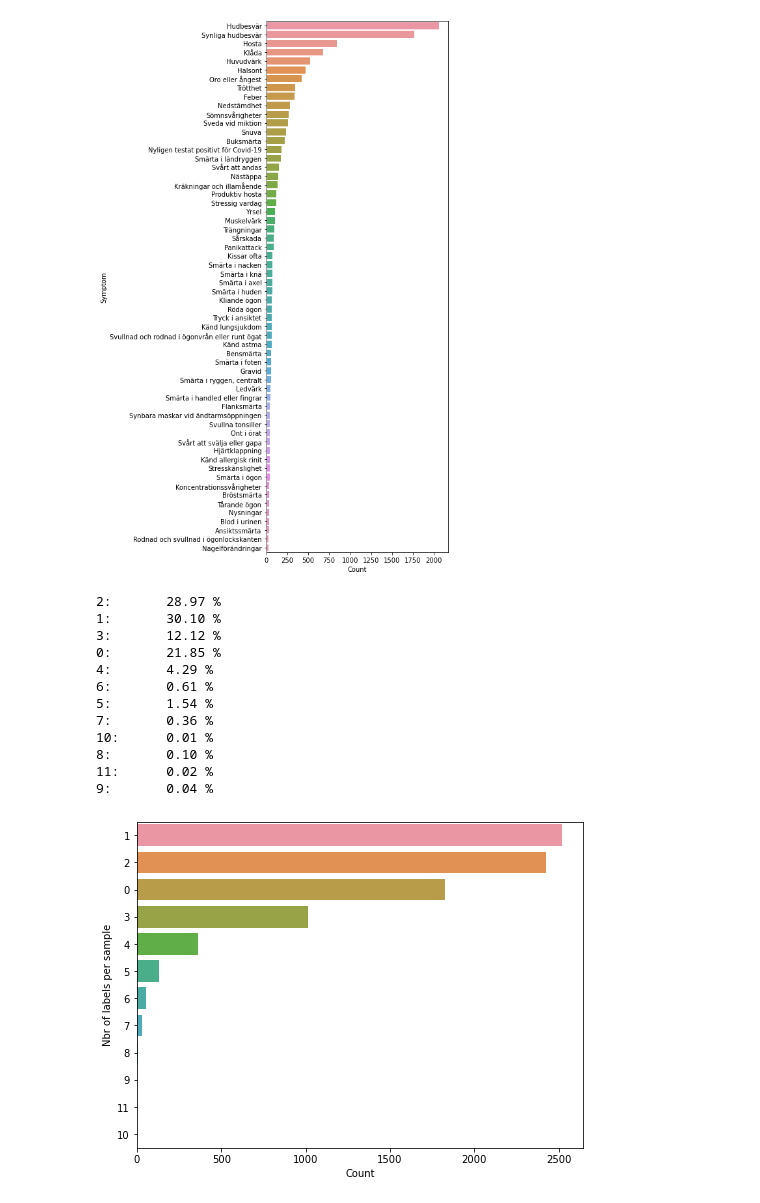
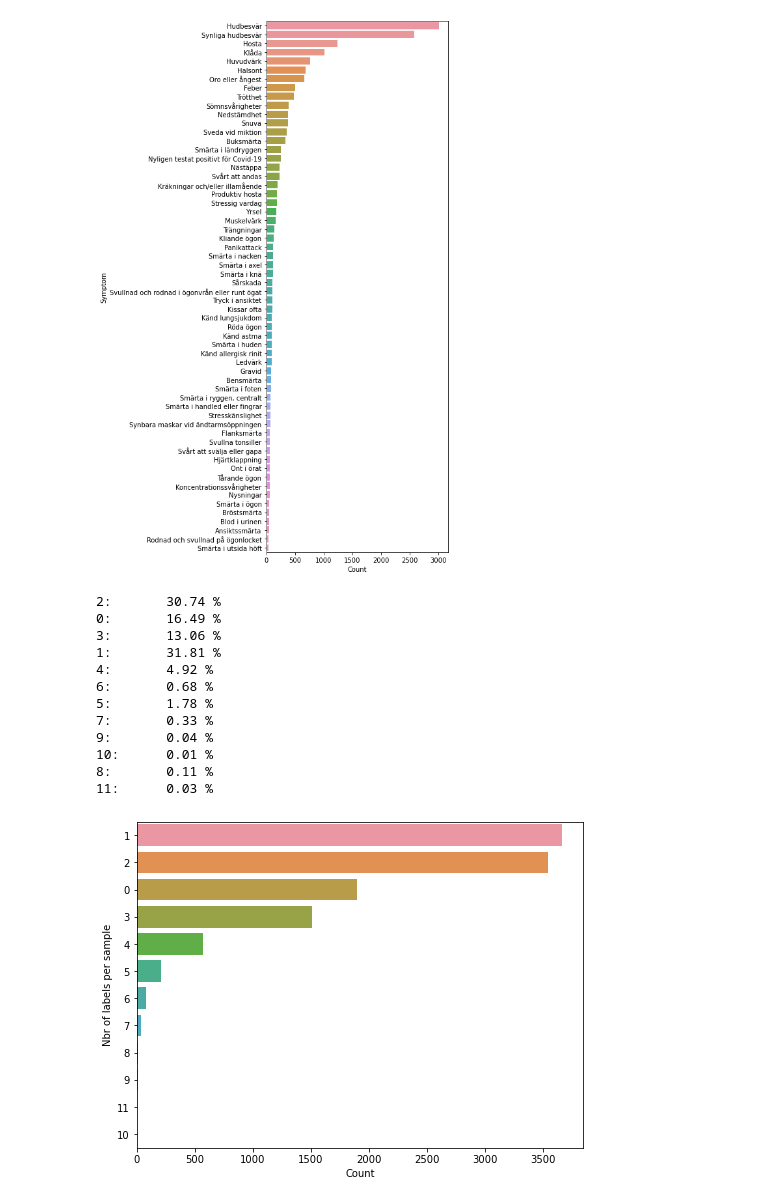
Before and after one commit to VisibaCare/SymptomMatchML, a Jupyter notebook: explore_dataset.ipynb, the cells around one changed output. Cells and saved outputs as stored; diff of their text form; code cells hidden in the pictures.

```diff
--- a/explore_dataset.ipynb
+++ b/explore_dataset.ipynb
@@ -13,14 +13,14 @@ import nltk
 path_to_data = './data'
 
 # create dataframe from sessions.json
-df = pd.read_json(f'{path_to_data}/sessions/sessions_02.json')
+df = pd.read_json(f'{path_to_data}/sessions/sessions_03_08.json')
 df.head()
 
 # create dictionaries for switching between symptom and id
 id2sym = {}
 sym2id = {}
 
-with open(f'{path_to_data}/symptoms/symptoms_02.json') as json_file:
+with open(f'{path_to_data}/symptoms/symptoms_03_08.json') as json_file:
     data = json.load(json_file)
     for sym in data:
         id2sym[sym['id']] = sym['name']
@@ -30,23 +30,23 @@ print(f'Numer of symptoms in id2sym: {len(sym2id)}')
 
 if False:
     # remove labels that have less than m occurrences
-    m = 0
+    m = 100
 
-    labels_list = df['confirmed'].tolist()
+    labels_list = df['all_confirmed'].tolist()
     labels_list = sum(labels_list, [])
     c = Counter(labels_list)
     for i in range(len(df)):
         to_remove = []
 
         # find labels that should be removed
-        for j in range(len(df['confirmed'][i])):
-            if c[df['confirmed'][i][j]] < m:
+        for j in range(len(df['all_confirmed'][i])):
+            if c[df['all_confirmed'][i][j]] < m:
                 to_remove.append(j)
 
         # remove the labels
         shift = 0
         for j in range(len(to_remove)):
-            df['confirmed'][i].pop(to_remove[j]-shift)
+            df['all_confirmed'][i].pop(to_remove[j]-shift)
             shift += 1
 
 
@@ -61,7 +61,24 @@ for syms in df['confirmed']:
 
 df['labels'] = sym_names
 
+# turn suggested column into symptom names
+sym_names = []
+
+for syms in df['suggested']:
+    if len(syms) != 0:
+        sym_names.append([id2sym[x] for x in syms if x in id2sym])
+    else:
+        sym_names.append([])
+
+df['suggested'] = sym_names
+
+
 # remove all rows with no confirmed labels
 #df = df[df['confirmed'].map(len) > 0]
 #df = df.reset_index(drop=True)
+
+# remove unused columns
+df.drop('confirmed', inplace=True, axis=1)
+df.drop('all_confirmed', inplace=True, axis=1)
+#df.drop('suggested', inplace=True, axis=1)
 # %% [output]
@@ -78,17 +95,17 @@ df.head()
 # %%
 # plot the distribution of labels
-all_syms = sum(sym_names,[])
+all_syms = sum(df['labels'].tolist(),[])
 all_syms = nltk.FreqDist(all_syms)
 
 all_syms_df = pd.DataFrame({'Symptom': list(all_syms.keys()),
                             'Count': list(all_syms.values())
                            })
 
 g = all_syms_df.nlargest(columns='Count', n=60)
 plt.figure(figsize=(5,15))
 ax = sns.barplot(data=g, x='Count', y='Symptom')
 # %% [output]
-[figure, old version]
+[figure, new version]
 # %%
 # plot the distribution of number of labels per sample
 count_list = []
@@ -112,16 +129,16 @@ g = count_dict_df.nlargest(columns='Count', n=60)
 plt.figure(figsize=(8,6))
 ax = sns.barplot(data=g, x='Count', y='Nbr of labels per sample')
 # %% [output]
-2:       28.97 %
-1:       30.10 %
-3:       12.12 %
-0:       21.85 %
-4:       4.29 %
-6:       0.61 %
-5:       1.54 %
-7:       0.36 %
+2:       30.74 %
+0:       16.49 %
+3:       13.06 %
+1:       31.81 %
+4:       4.92 %
+6:       0.68 %
+5:       1.78 %
+7:       0.33 %
+9:       0.04 %
 10:      0.01 %
-8:       0.10 %
-11:      0.02 %
-9:       0.04 %
+8:       0.11 %
+11:      0.03 %
-[figure, old version]
+[figure, new version]
```
Also changed, not shown: parts of 12 cells of this notebook.
